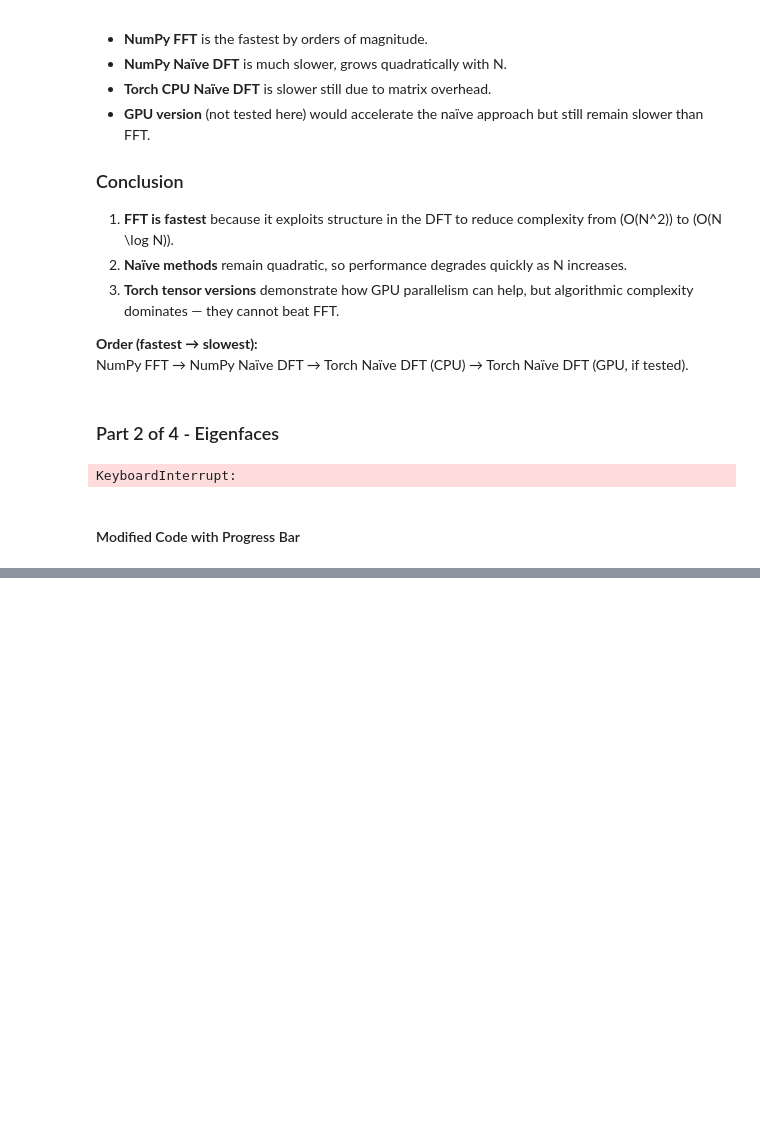
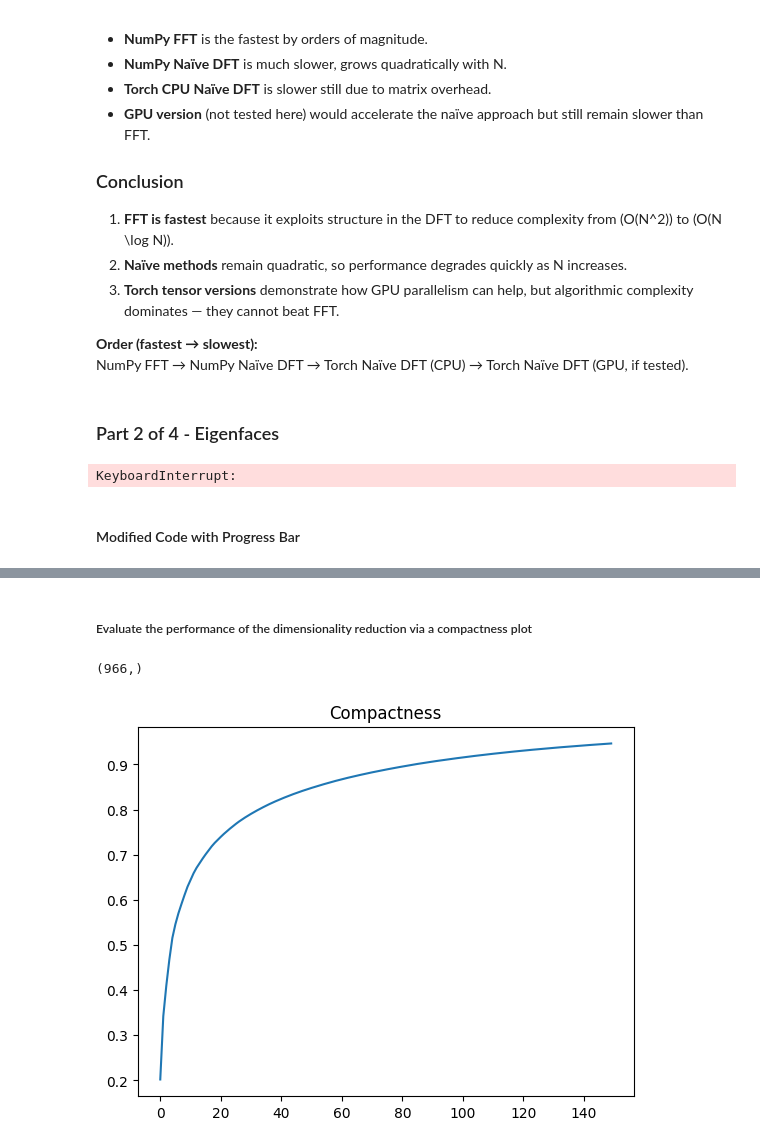
Before and after one commit to PeakFiction/COMP3710Practicals, a Jupyter notebook: Lab 2/COMP3710Lab2Part1.ipynb, the cells around one changed output, grey strips where cells are left out. Cells and saved outputs as stored; diff of their text form; code cells hidden in the pictures; blank space fills up the shorter version.

```diff
--- a/Lab 2/COMP3710Lab2Part1.ipynb
+++ b/Lab 2/COMP3710Lab2Part1.ipynb
@@ -461,3 +461,19 @@ Projection ✔  (0.01s)
 Shapes: (966, 150) (322, 150)
 Plotting eigenfaces...
 [figure]
+# %% [markdown]
+##### Evaluate the performance of the dimensionality reduction via a compactness plot
+# %%
+explained_variance = (S ** 2) / (n_samples - 1)
+total_var = explained_variance.sum()
+explained_variance_ratio = explained_variance / total_var
+ratio_cumsum = np.cumsum(explained_variance_ratio)
+print(ratio_cumsum.shape)
+eigenvalueCount = np.arange(n_components)
+
+plt.plot(eigenvalueCount, ratio_cumsum[:n_components])
+plt.title('Compactness')
+plt.show()
+# %% [output]
+(966,)
+[figure, added]
```
Also changed, not shown: parts of 1 cell of this notebook.
